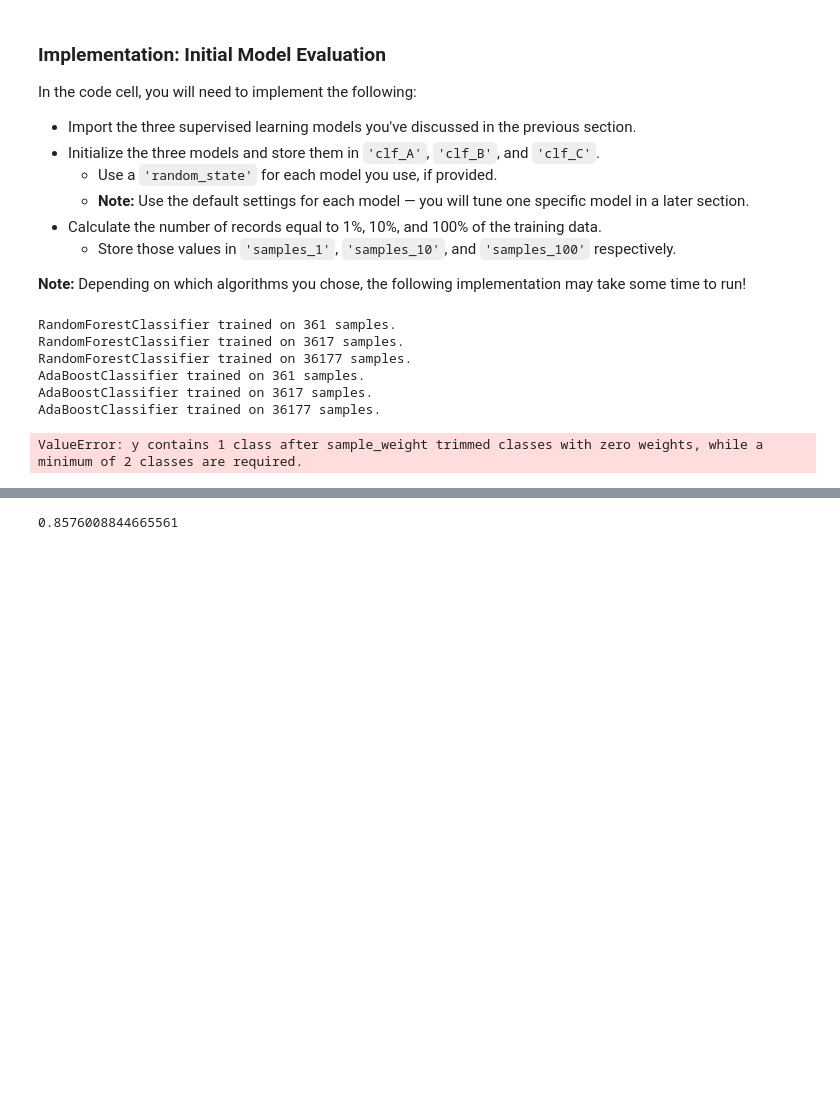
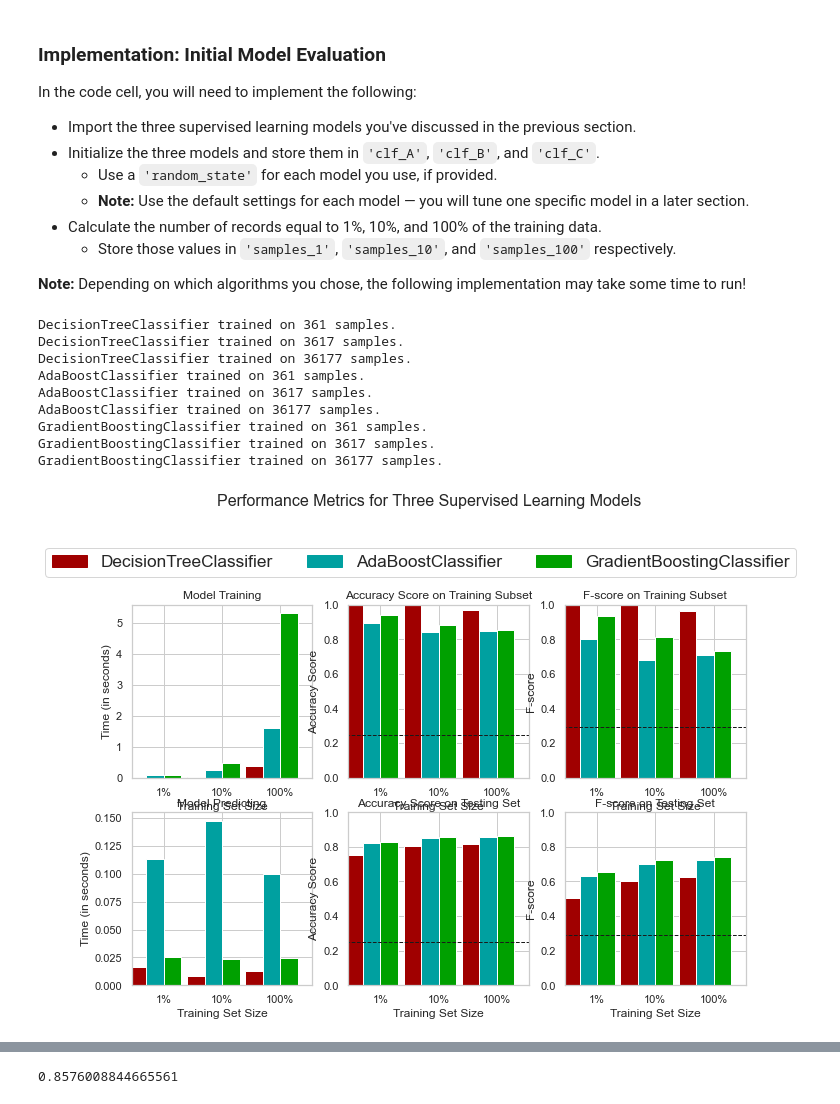
Before and after one commit to KrishnaMuhammad/CharityDonors, a Jupyter notebook: finding_donors.ipynb, the cells around one changed output, grey strips where cells are left out. Drawn from its saved outputs; the diff is of its cells as text; code cells hidden in the pictures; blank space fills up the shorter version.

```diff
--- a/finding_donors.ipynb
+++ b/finding_donors.ipynb
@@ -402,38 +435,42 @@ In the code cell, you will need to implement the following:
 # %%
 # TODO: Import the three supervised learning models from sklearn
 from sklearn.ensemble import RandomForestClassifier, AdaBoostClassifier, GradientBoostingClassifier
+from sklearn.tree import DecisionTreeClassifier
 
 # TODO: Initialize the three models
-clf_A = RandomForestClassifier(random_state = 10)
+clf_A = DecisionTreeClassifier(random_state = 10)
 clf_B = AdaBoostClassifier(random_state = 10)
 clf_C = GradientBoostingClassifier(random_state= 10)
 
 # TODO: Calculate the number of samples for 1%, 10%, and 100% of the training data
 # HINT: samples_100 is the entire training set i.e. len(y_train)
 # HINT: samples_10 is 10% of samples_100 (ensure to set the count of the values to be `int` and not `float`)
 # HINT: samples_1 is 1% of samples_100 (ensure to set the count of the values to be `int` and not `float`)
 samples_100 = len(X_train)
 samples_10 = int(samples_100 // 10)
 samples_1 = int(samples_100// 100)
 
 
 # Collect results on the learners
 results = {}
 for clf in [clf_A, clf_B, clf_C]:
     clf_name = clf.__class__.__name__
     results[clf_name] = {}
     for i, samples in enumerate([samples_1, samples_10, samples_100]):
         results[clf_name][i] = \
         train_predict(clf, samples, X_train, y_train, X_test, y_test)
 
 # Run metrics visualization for the three supervised learning models chosen
 vs.evaluate(results, accuracy, fscore)
 # %% [output]
-RandomForestClassifier trained on 361 samples.
-RandomForestClassifier trained on 3617 samples.
-RandomForestClassifier trained on 36177 samples.
+DecisionTreeClassifier trained on 361 samples.
+DecisionTreeClassifier trained on 3617 samples.
+DecisionTreeClassifier trained on 36177 samples.
 AdaBoostClassifier trained on 361 samples.
 AdaBoostClassifier trained on 3617 samples.
 AdaBoostClassifier trained on 36177 samples.
+GradientBoostingClassifier trained on 361 samples.
+GradientBoostingClassifier trained on 3617 samples.
+GradientBoostingClassifier trained on 36177 samples.
-ValueError: y contains 1 class after sample_weight trimmed classes with zero weights, while a minimum of 2 classes are required.
+[figure, added]
 # %%
```
Also changed, not shown: parts of 15 cells of this notebook.
